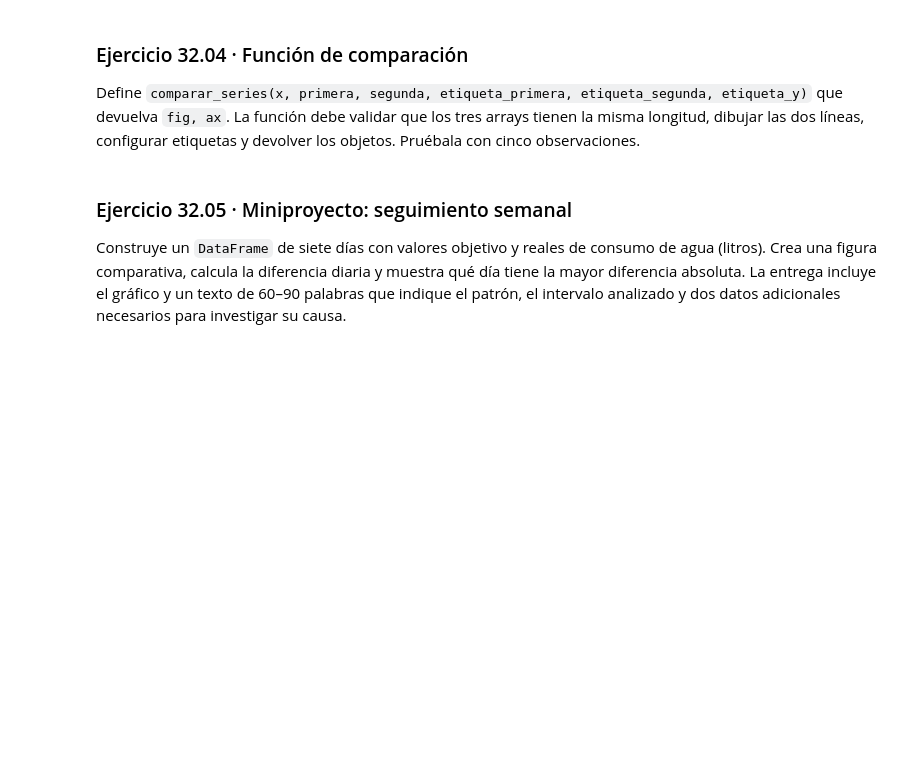
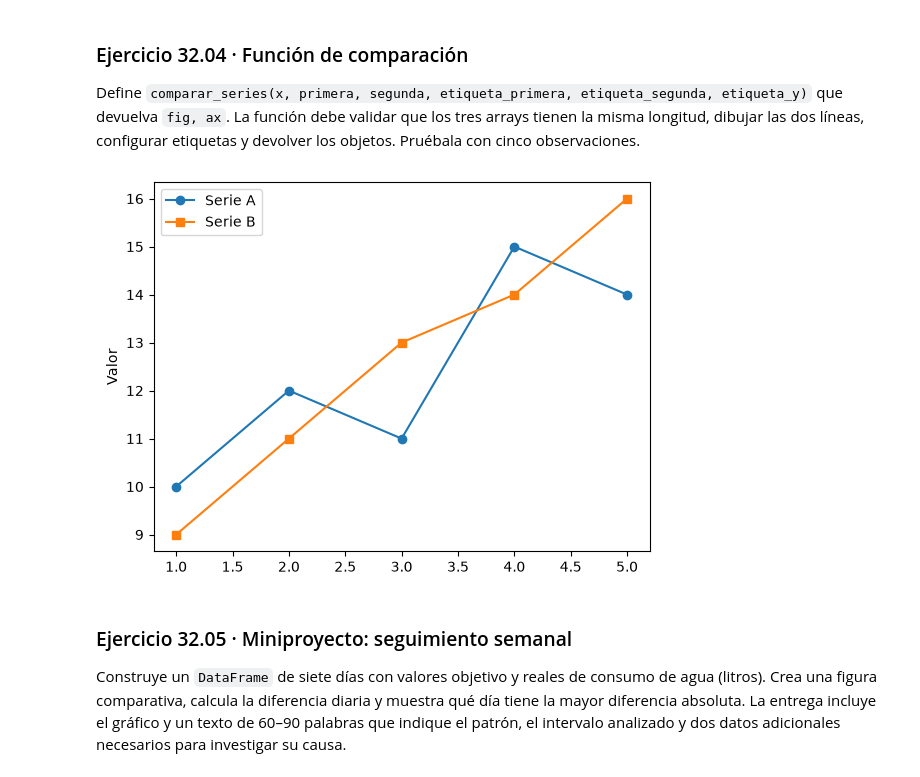
Before and after one commit to Aeorus110/Proyecto, a Jupyter notebook: unidades/32_matplotlib_series_y_comparaciones_temporales.ipynb, the cells around one changed output. Drawn from its saved outputs; the diff is of its cells as text; code cells hidden in the pictures; blank space fills up the shorter version.

```diff
--- a/unidades/32_matplotlib_series_y_comparaciones_temporales.ipynb
+++ b/unidades/32_matplotlib_series_y_comparaciones_temporales.ipynb
@@ -229,6 +242,32 @@ plt.show()
 Define `comparar_series(x, primera, segunda, etiqueta_primera, etiqueta_segunda, etiqueta_y)` que devuelva `fig, ax`. La función debe validar que los tres arrays tienen la misma longitud, dibujar las dos líneas, configurar etiquetas y devolver los objetos. Pruébala con cinco observaciones.
 # %%
 # Escribe aquí tu solución del ejercicio 32.04.
+def comparar_series(x, primera, segunda, etiqueta_primera, etiqueta_segunda, etiqueta_y):
+    if not len(x) == len(primera) == len(segunda):
+        raise ValueError("No tienen la misma longitud")
+
+    fig, ax = plt.subplots()
+    ax.plot(x, primera, marker = "o", label=etiqueta_primera)
+    ax.plot(x, segunda, marker = "s", label=etiqueta_segunda)
+    ax.set_ylabel(etiqueta_y)
+    ax.legend()
+    return fig, ax
+
+x_prueba = np.arange(1, 6)
+serie_a = [10, 12, 11, 15, 14]
+serie_b = [9, 11, 13, 14, 16]
+
+fig, ax = comparar_series(
+    x_prueba,
+    serie_a,
+    serie_b,
+    etiqueta_primera="Serie A",
+    etiqueta_segunda="Serie B",
+    etiqueta_y="Valor",
+)
+plt.show()
+# %% [output]
+[figure, added]
 # %% [markdown]
 ### Ejercicio 32.05 · Miniproyecto: seguimiento semanal
 
```
Also changed, not shown: parts of 4 cells of this notebook, 17 other files.
